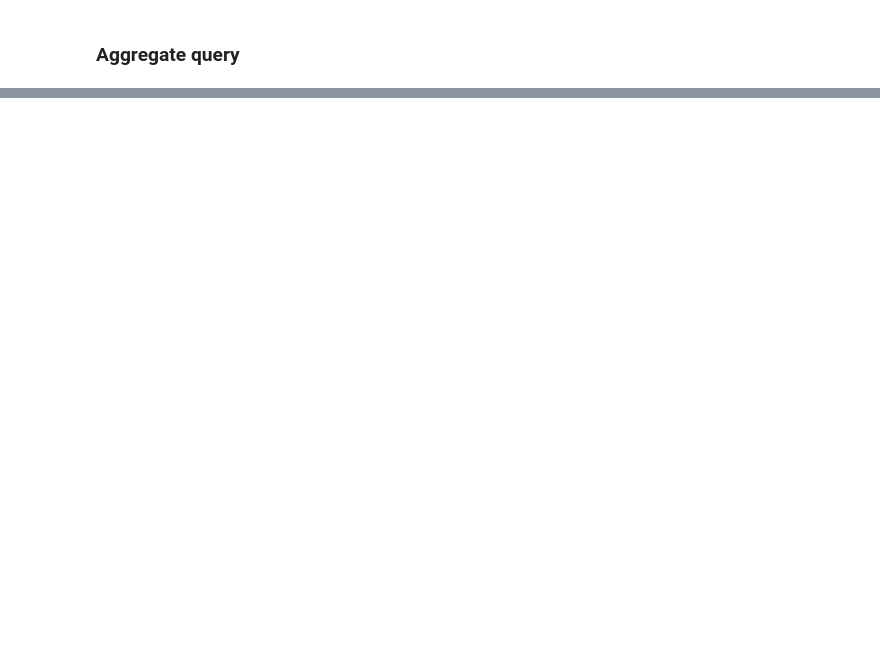
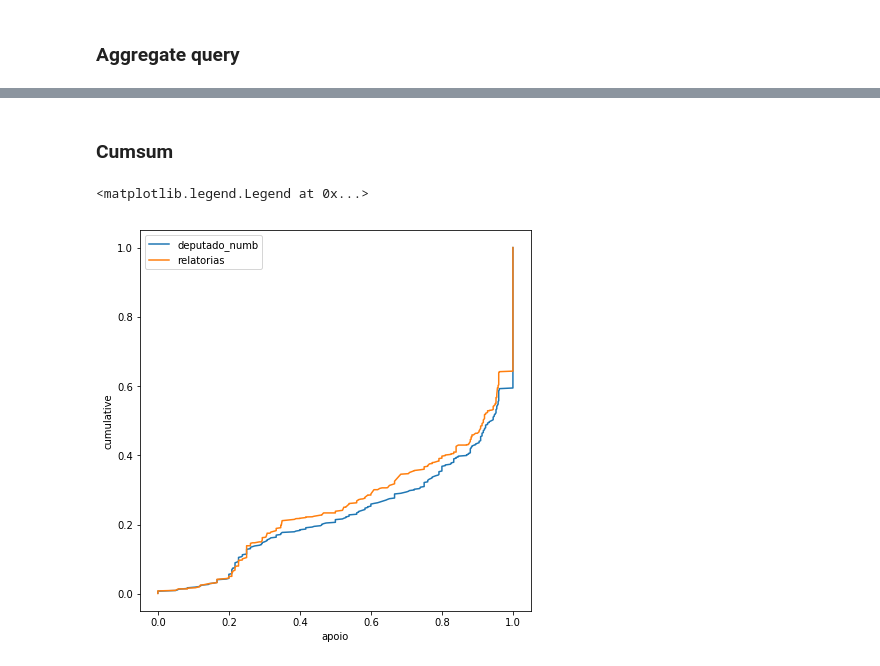
Before and after one commit to gabinete-compartilhado-acredito/100-dias-congresso, a Jupyter notebook: notebooks/atividade_parlamentar.ipynb, the cells around one changed output, grey strips where cells are left out. Cells and saved outputs as stored; diff of their text form; code cells hidden in the pictures; blank space fills up the shorter version.

```diff
--- a/notebooks/atividade_parlamentar.ipynb
+++ b/notebooks/atividade_parlamentar.ipynb
@@ -253,0 +326,6 @@ deputados_atividade[deputados_atividade.index.str.contains('NEVES')]
+# %%
+deputados_atividade = deputados_atividade.merge(deputados, left_index=True, right_on='nome_parlamentar', how='right')
+deputados_atividade = deputados_atividade.set_index('id')
+del deputados_atividade['nome_parlamentar']
+# %%
+apoio = query_gcp("SELECT * FROM `gabinete-compartilhado.paineis.apoio_ao_governo_por_deputado`")
@@ -253,0 +341,22 @@ deputados_atividade[deputados_atividade.index.str.contains('NEVES')]
+# %%
+deputados_atividade = deputados_atividade.merge(apoio, left_index=True, right_on='id_deputado').set_index('id_deputado')
+del deputados_atividade['n_votacoes']
+# %% [markdown]
+### Cumsum
+# %%
+deputados_atividade['deputado_numb'] = 1
+deputados_atividade = deputados_atividade.sort_values(by='apoio_governo')
+# %%
+pl.figure(figsize=(7, 7))
+
+pl.plot(deputados_atividade['apoio_governo'],
+        deputados_atividade['deputado_numb'].cumsum().divide(deputados_atividade['deputado_numb'].sum()),)
+pl.plot(deputados_atividade['apoio_governo'], deputados_atividade['relatorias'].cumsum().divide(deputados_atividade['relatorias'].sum()))
+
+pl.xlabel('apoio')
+pl.ylabel('cumulative')
+
+pl.legend()
+# %% [output]
+<matplotlib.legend.Legend at 0x...>
+[figure, added]
```
Also changed, not shown: parts of 23 cells of this notebook, 12 other files.
